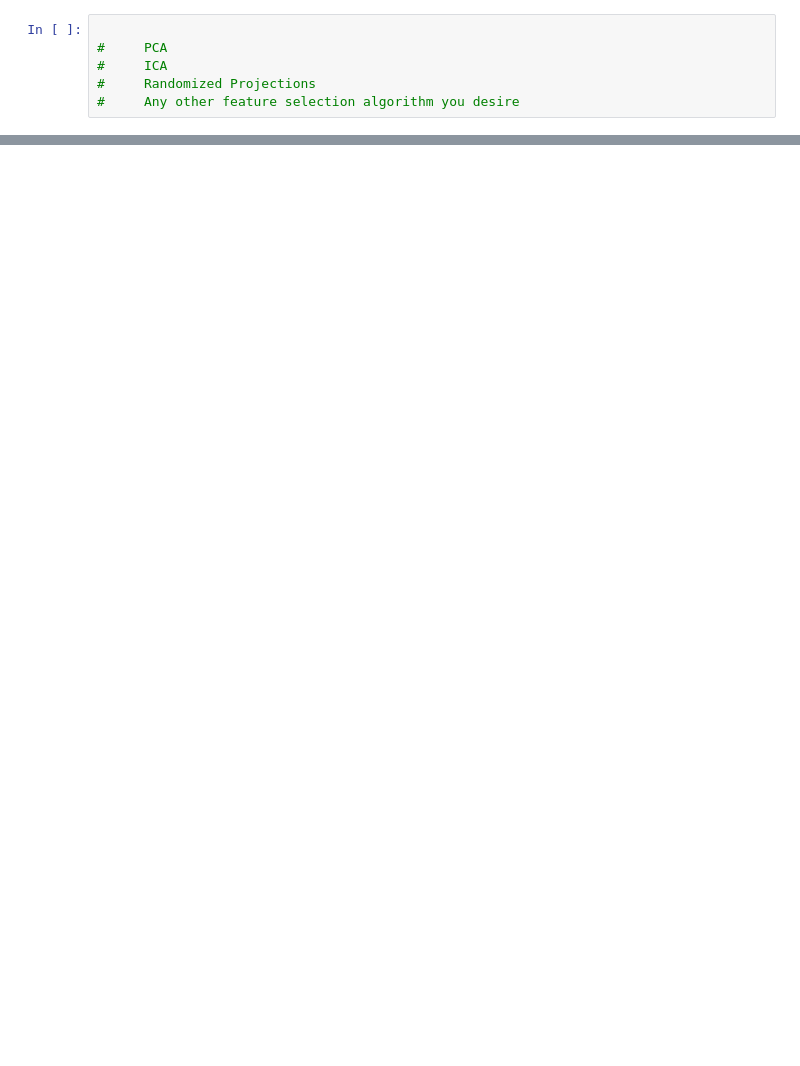
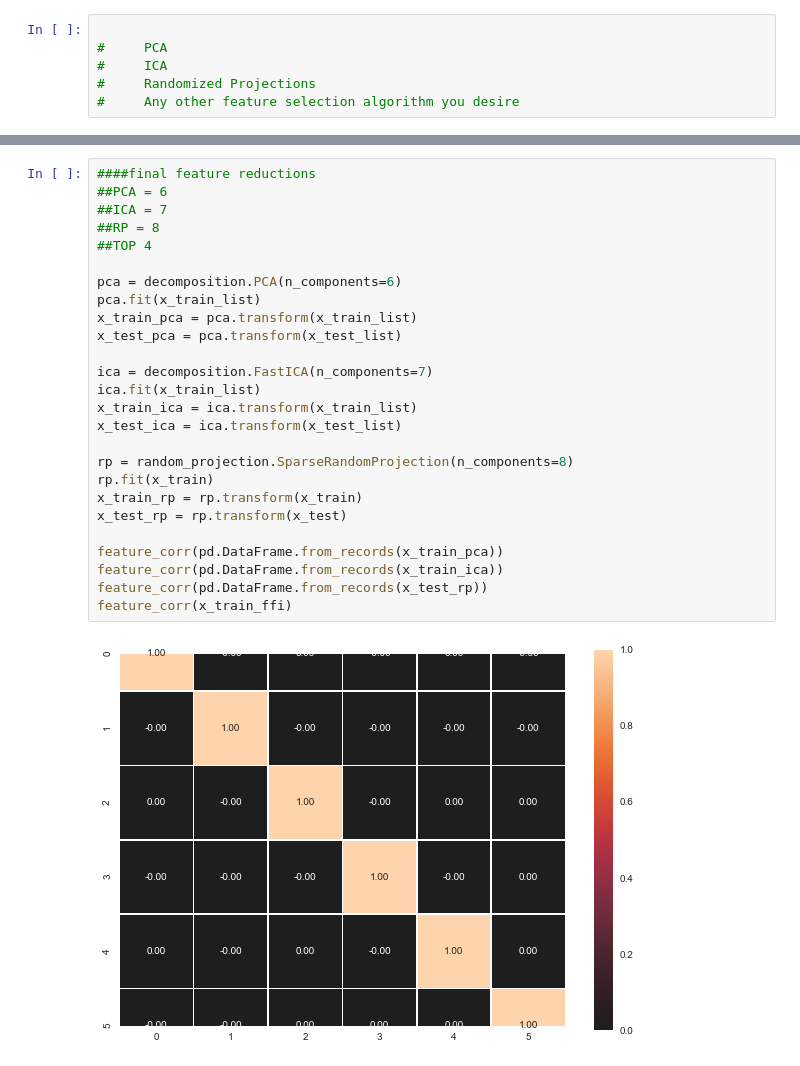
Before and after one commit to SoftwarePhil/ml_unsupervised_learning, a Jupyter notebook: project3_wine.ipynb, the cells around one changed output, grey strips where cells are left out. Cells and saved outputs as stored; diff of their text form; blank space fills up the shorter version.

```diff
--- a/project3_wine.ipynb
+++ b/project3_wine.ipynb
@@ -321,0 +593,28 @@ Variance score: 0.04
+# %%
+####final feature reductions
+##PCA = 6
+##ICA = 7
+##RP = 8
+##TOP 4
+
+pca = decomposition.PCA(n_components=6)
+pca.fit(x_train_list)
+x_train_pca = pca.transform(x_train_list)
+x_test_pca = pca.transform(x_test_list)
+
+ica = decomposition.FastICA(n_components=7)
+ica.fit(x_train_list)
+x_train_ica = ica.transform(x_train_list)
+x_test_ica = ica.transform(x_test_list)
+
+rp = random_projection.SparseRandomProjection(n_components=8)
+rp.fit(x_train)
+x_train_rp = rp.transform(x_train)
+x_test_rp = rp.transform(x_test)
+
+feature_corr(pd.DataFrame.from_records(x_train_pca))
+feature_corr(pd.DataFrame.from_records(x_train_ica))
+feature_corr(pd.DataFrame.from_records(x_test_rp))
+feature_corr(x_train_ffi)
+# %% [output]
+[figure, added]
```
Also changed, not shown: parts of 12 cells of this notebook, 2 other files.
